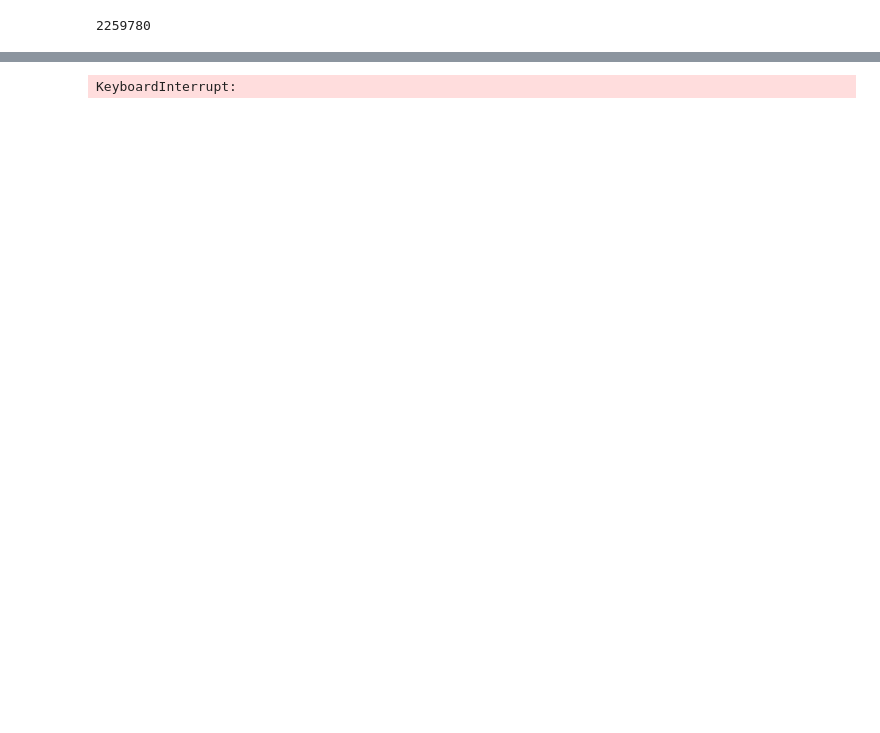
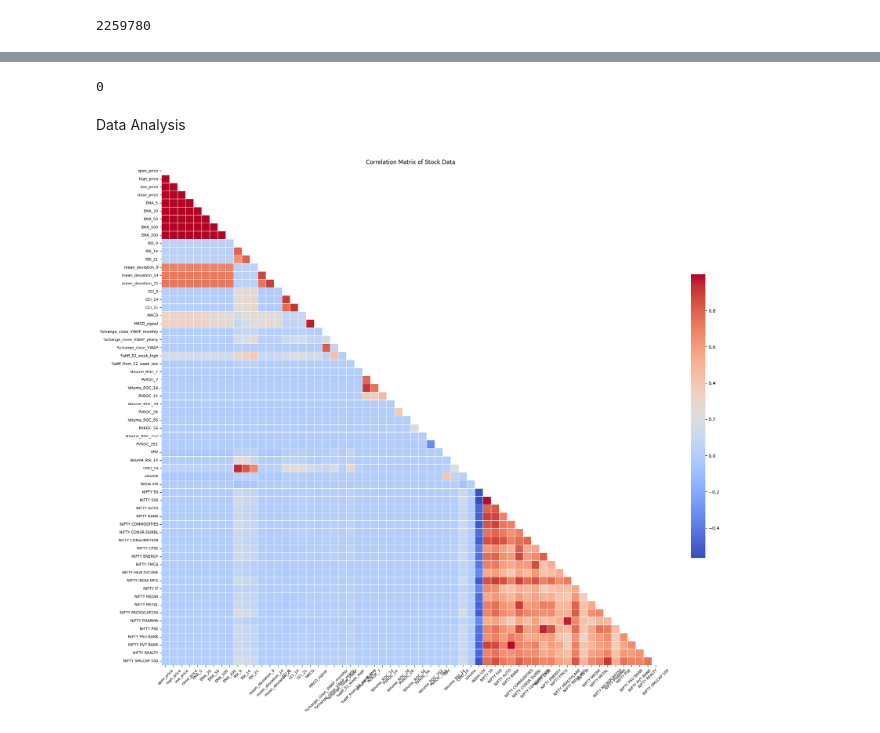
Before and after one commit to maulikam/portfolio-service, a Jupyter notebook: _analysis.ipynb, the cells around one changed output, grey strips where cells are left out. Saved outputs shown, nothing was run; the diff lists cells and outputs as text; code cells hidden in the pictures; blank space fills up the shorter version.

```diff
--- a/_analysis.ipynb
+++ b/_analysis.ipynb
@@ -33,6 +33,8 @@ Drive already mounted at /content/drive; to attempt to forcibly remount, call dr
 | 287556 | 4375008 | GOLDSTAR-SM | 257 | 2019-03-07 00:00:00 | 1.20 | 1.20 | 1.20 | 1.20 | ... |
 | 287557 | 4375010 | GOLDSTAR-SM | 257 | 2019-03-19 00:00:00 | 1.15 | 1.25 | 1.15 | 1.25 | ... |
 | 287558 | 4375013 | GOLDSTAR-SM | 257 | 2019-04-22 00:00:00 | 1.15 | 1.15 | 1.15 | 1.15 | ... |
+# %%
+df = df.drop(['oi', 'created_at'], axis=1)
 # %%
 def print_nan_counts(df):
     """
@@ -825,21 +762,3 @@ print(merged_df[['timestamps', 'instrument_token', 'close_price', 'volume', 'Vol
 2259777     -63.861615  1299.011102      517.725753  39401.864928
 2259778     -46.633049   834.643259       54.295327   4622.859279
 2259779     -81.512328  1361.312460      -69.369861  -5967.073188
-# %%
-def calculate_atr(df, period=14):
-    # Calculate the true range (TR)
-    high_low = df['high_price'] - df['low_price']
-    high_close = (df['high_price'] - df['close_price'].shift()).abs()
-    low_close = (df['low_price'] - df['close_price'].shift()).abs()
-    tr = pd.concat([high_low, high_close, low_close], axis=1).max(axis=1)
-
-    # Calculate the ATR as the rolling average of the TR
-    atr = tr.rolling(window=period).mean()
-
-    return atr
-
-# Group by instrument_token and apply the ATR calculation function
-merged_df['ATR_14'] = merged_df.groupby('instrument_token').apply(lambda x: calculate_atr(x, 14)).reset_index(level=0, drop=True)
-
-# Display the first few rows to confirm the new column
-print(merged_df[['timestamps', 'instrument_token', 'high_price', 'low_price', 'close_price', 'ATR_14']].tail())
@@ -1153,6 +1064,15 @@ VPT
 MFI_14
 CMO_10
 momentum_score
+# %%
+# prompt: free unused system RAM to optimise the performance
+
+import gc
+gc.collect()
+# %% [output]
+0
+# %% [markdown]
+Data Analysis
 # %%
 # prompt: Perform statistical analysis on the various technical indicators to understand their relationships and identify potential trading opportunities.
 
@@ -1161,52 +1081,48 @@ momentum_score
 import seaborn as sns
 import matplotlib.pyplot as plt
 
 # List of all columns for which you want to calculate the correlation
 columns = ['open_price', 'high_price', 'low_price', 'close_price',
-    'EMA_5', 'EMA_10', 'EMA_20', 'EMA_50', 'EMA_100', 'EMA_200', 'EMA_300', 'EMA_400',
+    'EMA_5', 'EMA_20', 'EMA_50', 'EMA_100', 'EMA_200',
               'RSI_9', 'RSI_14', 'RSI_21', 'mean_deviation_9', 'mean_deviation_14', 'mean_deviation_21',
-    'CCI_9', 'CCI_14', 'CCI_21', 'EMA_12', 'EMA_26', 'MACD', 'MACD_signal',
-    'BB_middle', 'BB_std', 'BB_upper', 'BB_lower', 'VWAP_weekly',
+    'CCI_9', 'CCI_14', 'CCI_21', 'MACD', 'MACD_signal',
+
            '%change_close_VWAP_monthly', '%change_close_VWAP_yearly', '%change_close_VWAP',
               '%diff_52_week_high', '%diff_from_52_week_low',
     'Volume_ROC_7', 'PVROC_7', 'Volume_ROC_14', 'PVROC_14', 'Volume_ROC_28', 'PVROC_28',
-    'Volume_ROC_56', 'PVROC_56', 'Volume_ROC_252', 'PVROC_252', 'ATR_14', 'OBV', 'Volume_RSI_14',
+    'Volume_ROC_56', 'PVROC_56', 'Volume_ROC_252', 'PVROC_252', 'OBV', 'Volume_RSI_14',
     'CMO_10', 'volume',
-    'INDIA VIX', 'NIFTY 100', 'NIFTY 200', 'NIFTY 50', 'NIFTY 500',
-    'NIFTY ALPHA 50', 'NIFTY ALPHALOWVOL', 'NIFTY AUTO', 'NIFTY BANK',
-    'NIFTY COMMODITIES', 'NIFTY CONSR DURBL', 'NIFTY CONSUMPTION',
-    'NIFTY CPSE', 'NIFTY DIV OPPS 50', 'NIFTY ENERGY', 'NIFTY FIN SERVICE',
-    'NIFTY FINSRV25 50', 'NIFTY FMCG', 'NIFTY HEALTHCARE',
-     'NIFTY INDIA MFG', 'NIFTY INFRA', 'NIFTY IT',
-    'NIFTY MEDIA', 'NIFTY METAL',
-    'NIFTY MICROCAP250', 'NIFTY MID SELECT', 'NIFTY MIDCAP 100',
-    'NIFTY MIDCAP 150', 'NIFTY MIDCAP 50', 'NIFTY MIDSML 400', 'NIFTY MNC',
-    'NIFTY NEXT 50',  'NIFTY PHARMA', 'NIFTY PSE',
-    'NIFTY PSU BANK', 'NIFTY PVT BANK', 'NIFTY REALTY', 'NIFTY SERV SECTOR',
-    'NIFTY SMLCAP 100', 'NIFTY SMLCAP 250', 'NIFTY SMLCAP 50', 'NIFTY TOTAL MKT',
-    'NIFTY100 EQL WGT', 'NIFTY100 ESG', 'NIFTY100 LIQ 15', 'NIFTY100 LOWVOL30',
-    'NIFTY100 QUALTY30',  'NIFTY200 QUALTY30']
+    'INDIA VIX', 'NIFTY 50', 'NIFTY 500',
+       'NIFTY AUTO', 'NIFTY BANK',
+       'NIFTY COMMODITIES', 'NIFTY CONSR DURBL', 'NIFTY CONSUMPTION',
+       'NIFTY CPSE', 'NIFTY ENERGY',
+       'NIFTY FMCG',
+       'NIFTY HEALTHCARE', 'NIFTY INDIA MFG',
+        'NIFTY IT',
+       'NIFTY MEDIA', 'NIFTY METAL', 'NIFTY MICROCAP250',
+       'NIFTY PHARMA', 'NIFTY PSE', 'NIFTY PSU BANK', 'NIFTY PVT BANK',
+       'NIFTY REALTY',  'NIFTY SMLCAP 100']
 
 # Calculate correlations among the selected columns
 correlations = merged_df[columns].corr()
 
 # Plotting the correlation matrix
 plt.figure(figsize=(24, 22))  # Adjust size to better fit the increased number of variables
 mask = np.triu(np.ones_like(correlations, dtype=bool))
 sns.heatmap(correlations, mask=mask, cmap='coolwarm', square=True, linewidths=.5, cbar_kws={"shrink": .5})
 plt.xticks(rotation=45, fontsize=8)  # Adjust font size as needed
 plt.yticks(fontsize=8)
 plt.title("Correlation Matrix of Stock Data")
 plt.show()
 
 
 
 # Analyze the correlations to identify potential trading opportunities
 # For example, if two indicators are highly correlated, you might consider using one as a confirmation for the other when making trading decisions.
 
 # Perform other statistical analysis as needed, such as calculating standard deviations, skewness, and kurtosis.
 # %% [output]
-KeyboardInterrupt:
+[figure, added]
 # %%
 # prompt: count number of columns in merged_df
 
```
Also changed, not shown: parts of 39 cells of this notebook.
